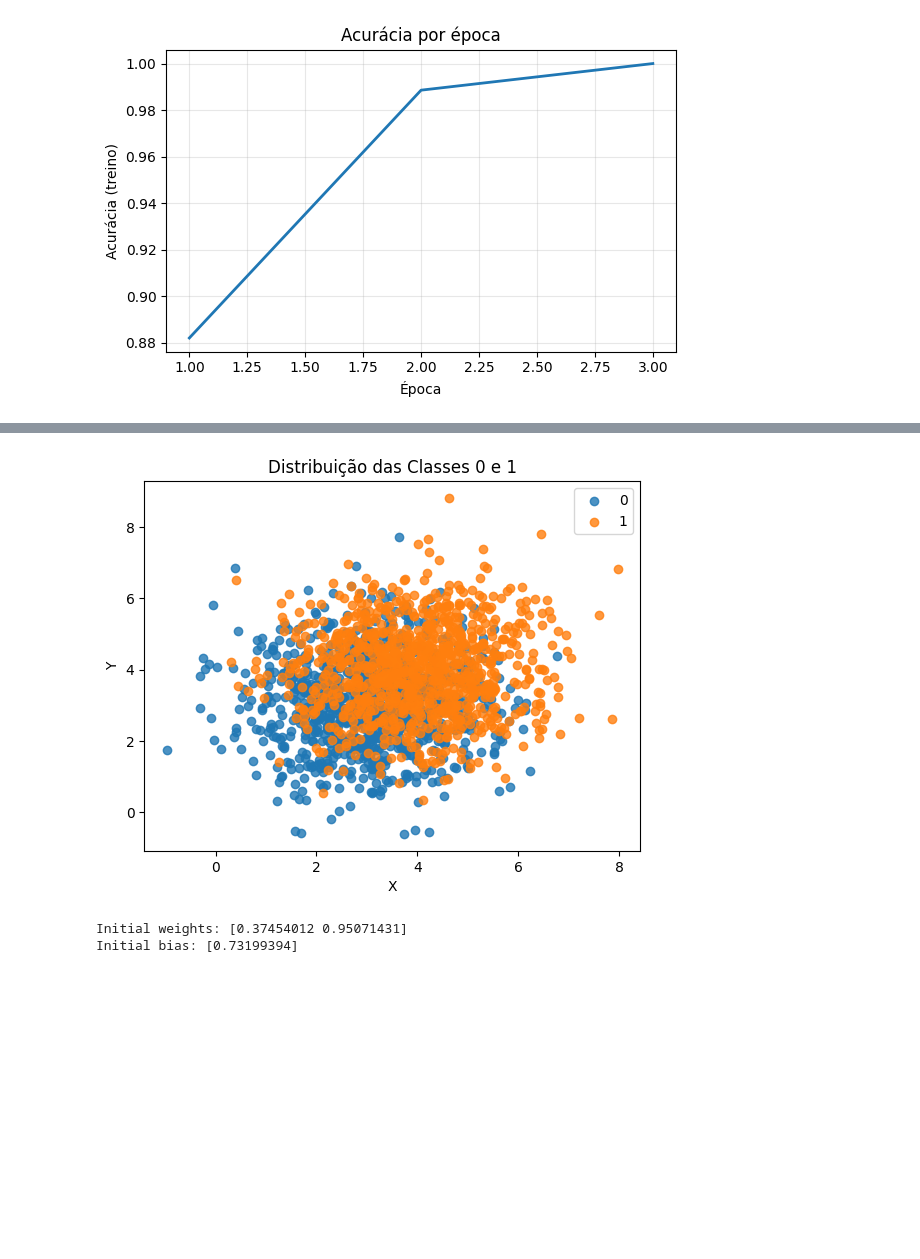
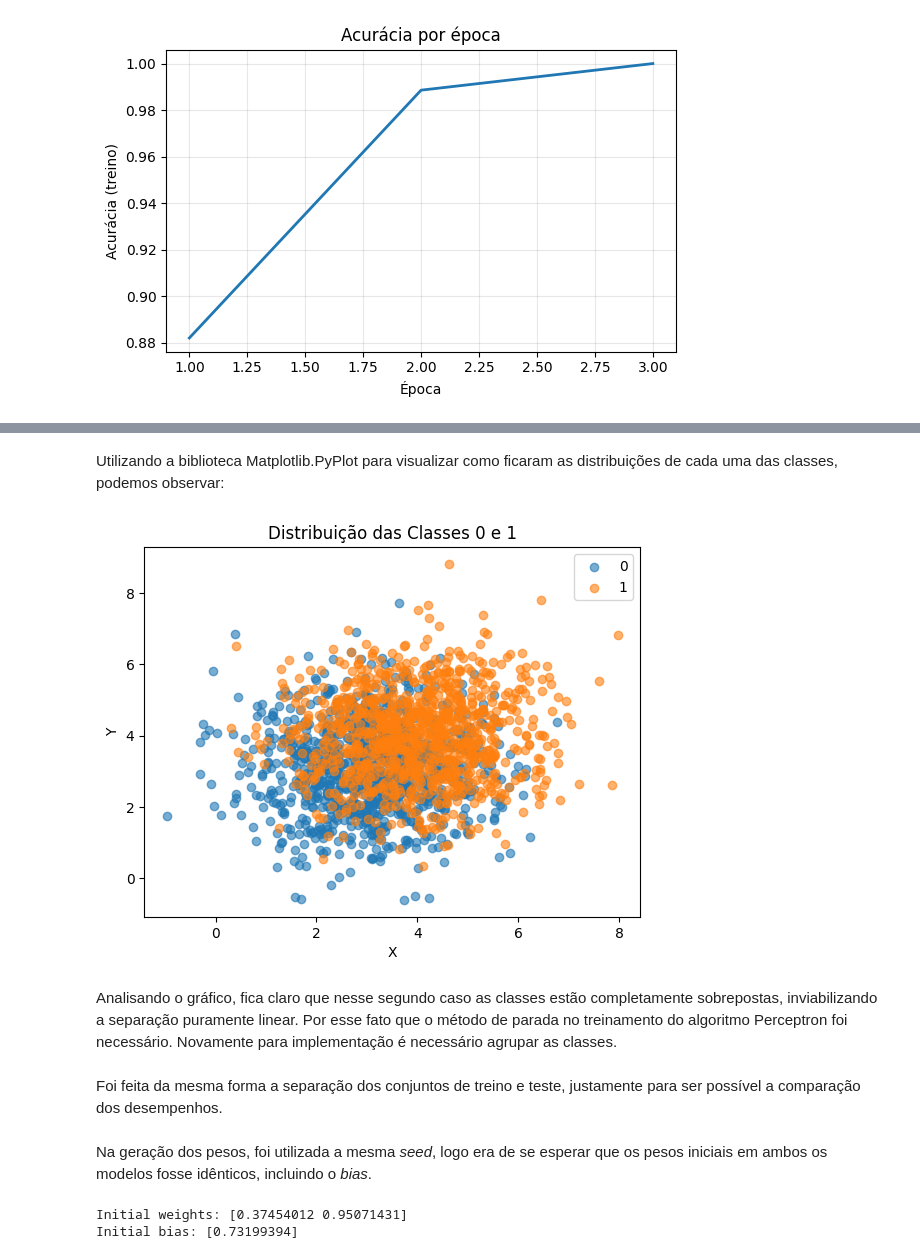
Before and after one commit to luccagkao/documentation.neural_networks, a Jupyter notebook: docs/exercicios/perceptron/perceptron.ipynb, the cells around one changed output, grey strips where cells are left out. Cells and saved outputs as stored; diff of their text form; code cells hidden in the pictures; blank space fills up the shorter version.

```diff
--- a/docs/exercicios/perceptron/perceptron.ipynb
+++ b/docs/exercicios/perceptron/perceptron.ipynb
@@ -149,22 +343,26 @@ sigma = [
     ]
 ]
 
-label_features = []
-label_class = []
+label_features_non_linear = []
+label_class_non_linear = []
 
 for classe in classes:
     features = np.random.multivariate_normal(mean[classe], sigma[classe], size=N)
 
-    label_features.append(features)
-    label_class.append([classe] * N)
+    label_features_non_linear.append(features)
+    label_class_non_linear.append([classe] * N)
+# %% [markdown]
+Utilizando a biblioteca Matplotlib.PyPlot para visualizar como ficaram as distribuições de cada uma das classes, podemos observar:
 # %%
-plt.scatter(label_features[0][:,0], label_features[0][:,1], label='0', alpha=0.8)
-plt.scatter(label_features[1][:,0], label_features[1][:,1], label='1', alpha=0.8)
+plt.scatter(label_features_non_linear[0][:,0], label_features_non_linear[0][:,1], label='0', alpha=.6)
+plt.scatter(label_features_non_linear[1][:,0], label_features_non_linear[1][:,1], label='1', alpha=.6)
 plt.title('Distribuição das Classes 0 e 1')
 plt.xlabel('X')
 plt.ylabel('Y')
 plt.legend()
 plt.show()
 # %% [output]
-[figure, old version]
+[figure, new version]
+# %% [markdown]
+Analisando o gráfico, fica claro que nesse segundo caso as classes estão completamente sobrepostas, inviabilizando a separação puramente linear. Por esse fato que o método de parada no treinamento do algoritmo Perceptron foi necessário. Novamente para implementação é necessário agrupar as classes.
 # %%
@@ -173 +371,3 @@ y = np.hstack(label_class)
+# %% [markdown]
+Foi feita da mesma forma a separação dos conjuntos de treino e teste, justamente para ser possível a comparação dos desempenhos.
 # %%
@@ -177,6 +377,8 @@ X_train, X_test, y_train, y_test = train_test_split(
     random_state=RANDOM_SEED,
     shuffle=True
 )
+# %% [markdown]
+Na geração dos pesos, foi utilizada a mesma *seed*, logo era de se esperar que os pesos iniciais em ambos os modelos fosse idênticos, incluindo o *bias*.
 # %%
 np.random.seed(RANDOM_SEED)
 weights = np.random.random(2)
```
Also changed, not shown: parts of 35 cells of this notebook, 1 other file.
